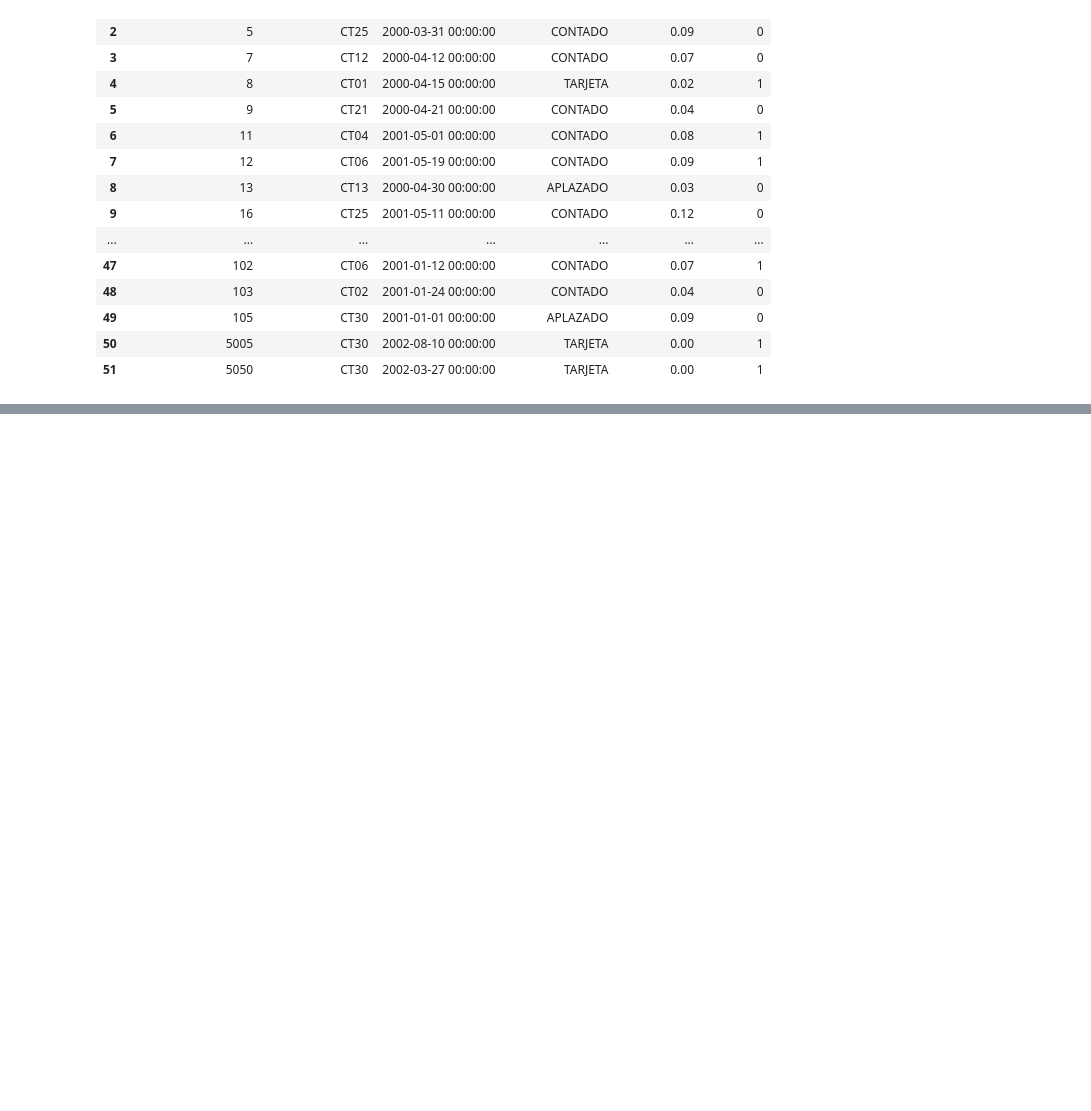
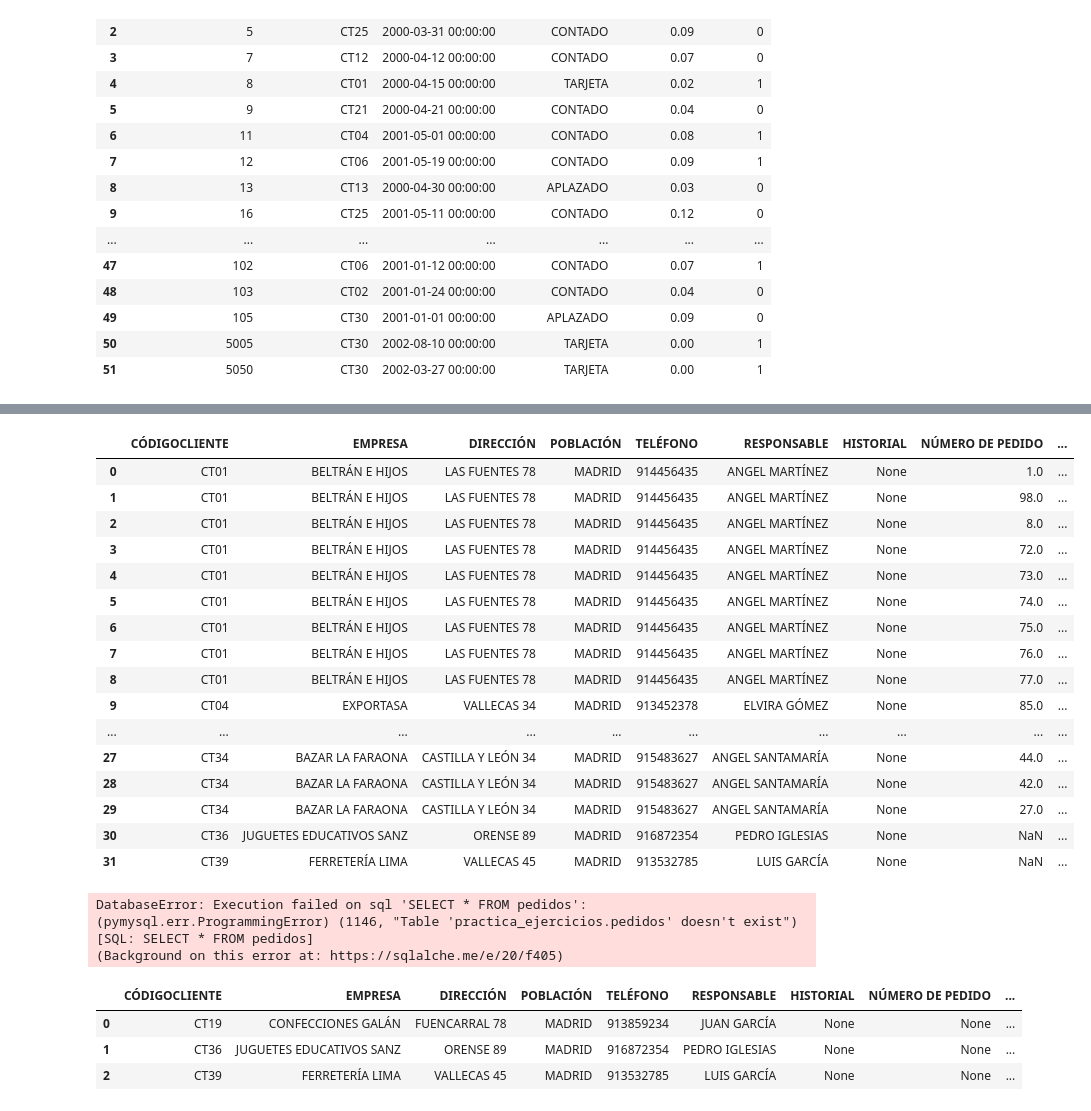
Before and after one commit to preciii7/practica_programacion, a Jupyter notebook: sql/mas_ejercicios_practica.ipynb, the cells around one changed output, grey strips where cells are left out. Drawn from its saved outputs; the diff is of its cells as text; code cells hidden in the pictures; blank space fills up the shorter version.

```diff
--- a/sql/mas_ejercicios_practica.ipynb
+++ b/sql/mas_ejercicios_practica.ipynb
@@ -786,0 +788,33 @@ pd.read_sql("SELECT * FROM clientes_access c INNER JOIN pedidos_access p ON c.`C
+# %%
+pd.read_sql("SELECT * FROM clientes_access AS c LEFT JOIN pedidos_access AS p ON c.`CÓDIGOCLIENTE`=p.`CÓDIGO CLIENTE` WHERE POBLACIÓN = 'MADRID' ORDER BY CÓDIGOCLIENTE",engine)
+# %% [output]
+|  | CÓDIGOCLIENTE | EMPRESA | DIRECCIÓN | POBLACIÓN | TELÉFONO | RESPONSABLE | HISTORIAL | NÚMERO DE PEDIDO | ... |
+| 0 | CT01 | BELTRÁN E HIJOS | LAS FUENTES 78 | MADRID | 914456435 | ANGEL MARTÍNEZ | None | 1.0 | ... |
+| 1 | CT01 | BELTRÁN E HIJOS | LAS FUENTES 78 | MADRID | 914456435 | ANGEL MARTÍNEZ | None | 98.0 | ... |
+| 2 | CT01 | BELTRÁN E HIJOS | LAS FUENTES 78 | MADRID | 914456435 | ANGEL MARTÍNEZ | None | 8.0 | ... |
+| 3 | CT01 | BELTRÁN E HIJOS | LAS FUENTES 78 | MADRID | 914456435 | ANGEL MARTÍNEZ | None | 72.0 | ... |
+| 4 | CT01 | BELTRÁN E HIJOS | LAS FUENTES 78 | MADRID | 914456435 | ANGEL MARTÍNEZ | None | 73.0 | ... |
+| 5 | CT01 | BELTRÁN E HIJOS | LAS FUENTES 78 | MADRID | 914456435 | ANGEL MARTÍNEZ | None | 74.0 | ... |
+| 6 | CT01 | BELTRÁN E HIJOS | LAS FUENTES 78 | MADRID | 914456435 | ANGEL MARTÍNEZ | None | 75.0 | ... |
+| 7 | CT01 | BELTRÁN E HIJOS | LAS FUENTES 78 | MADRID | 914456435 | ANGEL MARTÍNEZ | None | 76.0 | ... |
+| 8 | CT01 | BELTRÁN E HIJOS | LAS FUENTES 78 | MADRID | 914456435 | ANGEL MARTÍNEZ | None | 77.0 | ... |
+| 9 | CT04 | EXPORTASA | VALLECAS 34 | MADRID | 913452378 | ELVIRA GÓMEZ | None | 85.0 | ... |
+| ... | ... | ... | ... | ... | ... | ... | ... | ... | ... |
+| 27 | CT34 | BAZAR LA FARAONA | CASTILLA Y LEÓN 34 | MADRID | 915483627 | ANGEL SANTAMARÍA | None | 44.0 | ... |
+| 28 | CT34 | BAZAR LA FARAONA | CASTILLA Y LEÓN 34 | MADRID | 915483627 | ANGEL SANTAMARÍA | None | 42.0 | ... |
+| 29 | CT34 | BAZAR LA FARAONA | CASTILLA Y LEÓN 34 | MADRID | 915483627 | ANGEL SANTAMARÍA | None | 27.0 | ... |
+| 30 | CT36 | JUGUETES EDUCATIVOS SANZ | ORENSE 89 | MADRID | 916872354 | PEDRO IGLESIAS | None | NaN | ... |
+| 31 | CT39 | FERRETERÍA LIMA | VALLECAS 45 | MADRID | 913532785 | LUIS GARCÍA | None | NaN | ... |
+# %%
+pd.read_sql("SELECT * FROM pedidos",engine)
+# %% [output]
+DatabaseError: Execution failed on sql 'SELECT * FROM pedidos': (pymysql.err.ProgrammingError) (1146, "Table 'practica_ejercicios.pedidos' doesn't exist")
+[SQL: SELECT * FROM pedidos]
+(Background on this error at: https://sqlalche.me/e/20/f405)
+# %%
+pd.read_sql("SELECT * FROM clientes c LEFT JOIN pedidos AS p ON c.`CÓDIGOCLIENTE`=p.`CÓDIGO CLIENTE` WHERE POBLACIÓN = 'MADRID' AND p.`CÓDIGO CLIENTE` IS NULL ",engine)
+# %% [output]
+|  | CÓDIGOCLIENTE | EMPRESA | DIRECCIÓN | POBLACIÓN | TELÉFONO | RESPONSABLE | HISTORIAL | NÚMERO DE PEDIDO | ... |
+| 0 | CT19 | CONFECCIONES GALÁN | FUENCARRAL 78 | MADRID | 913859234 | JUAN GARCÍA | None | None | ... |
+| 1 | CT36 | JUGUETES EDUCATIVOS SANZ | ORENSE 89 | MADRID | 916872354 | PEDRO IGLESIAS | None | None | ... |
+| 2 | CT39 | FERRETERÍA LIMA | VALLECAS 45 | MADRID | 913532785 | LUIS GARCÍA | None | None | ... |
```
Also changed, not shown: parts of 6 cells of this notebook.
